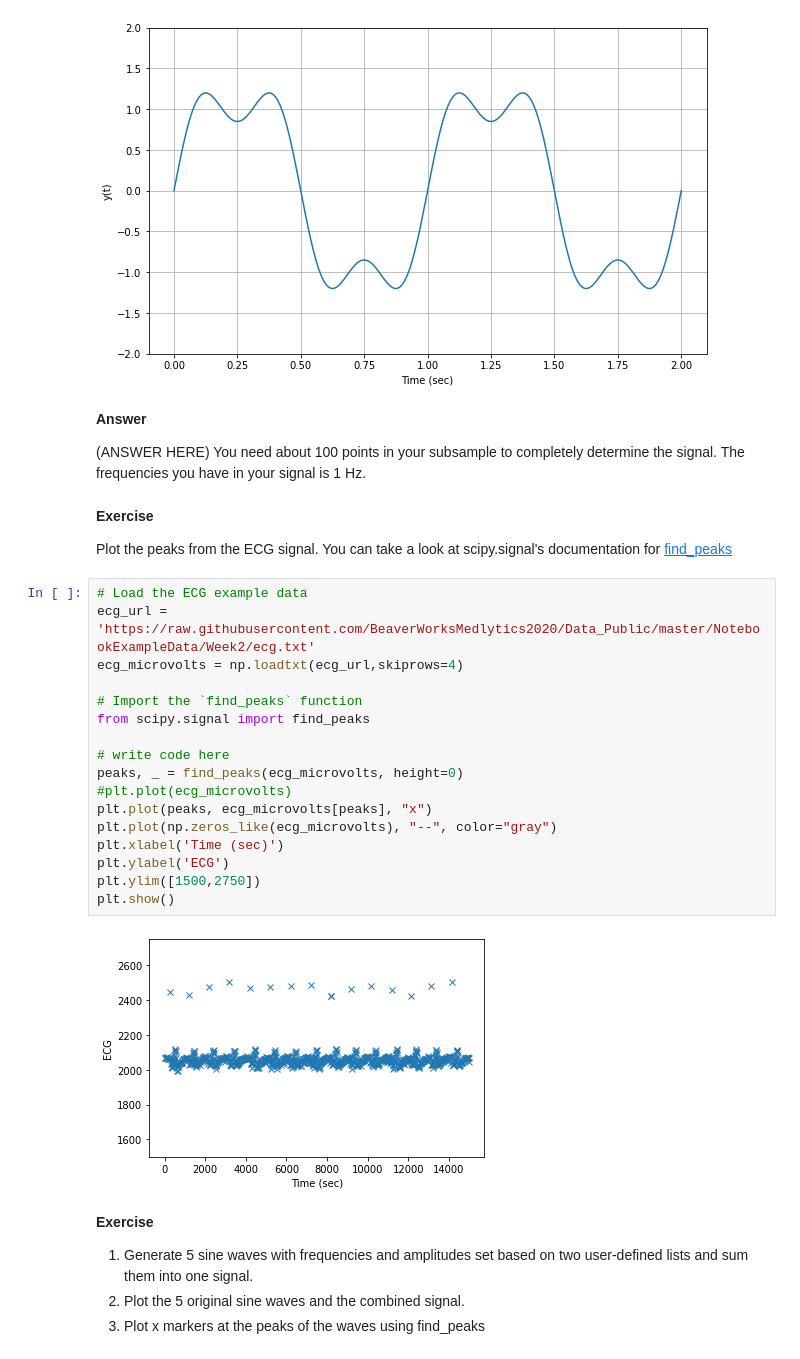
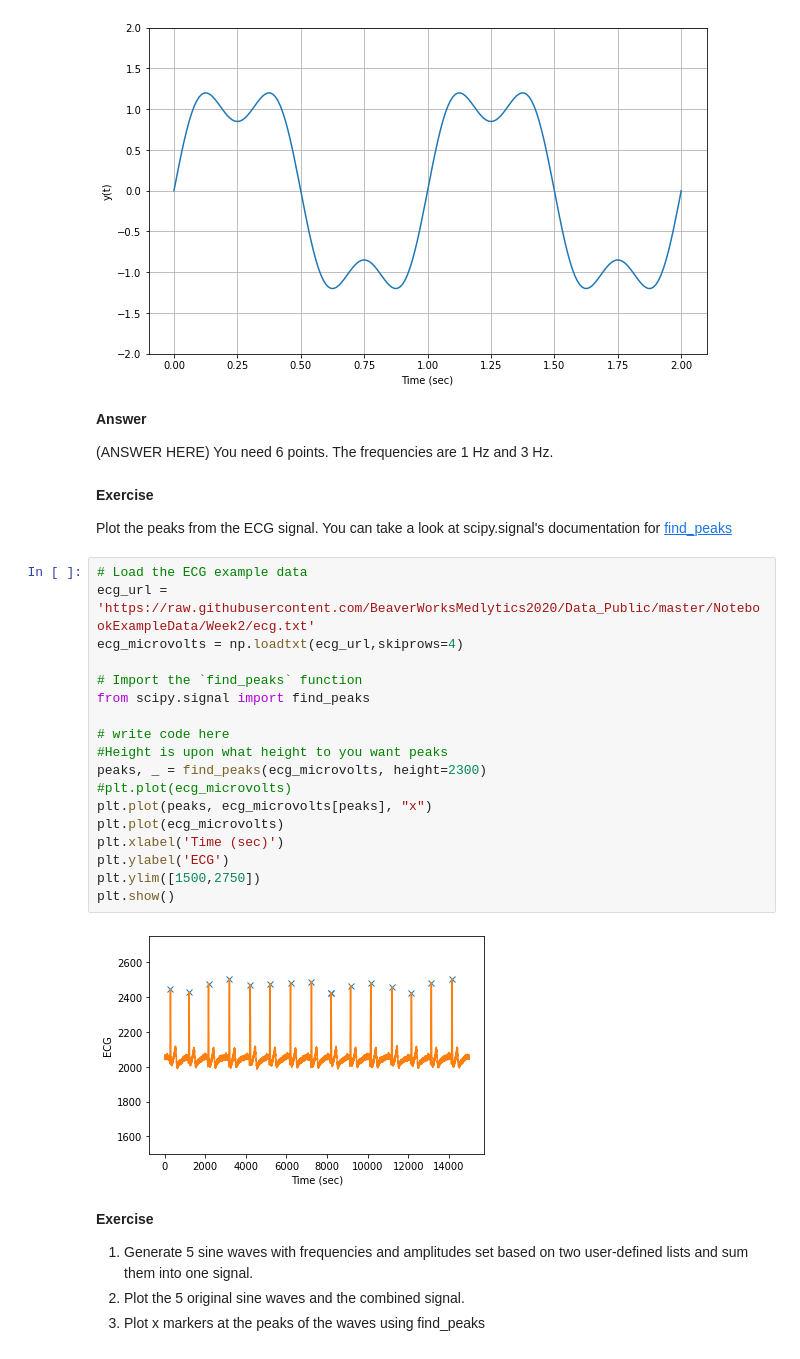
Before and after one commit to anaaparamesh/Week2_Public, a Jupyter notebook: Notebooks/02_SignalsProcessing/SignalsProcessing_Exercises.ipynb, the cells around one changed output. Saved outputs shown, nothing was run; the diff lists cells and outputs as text.

Commit message:
changes height of peaks to 2300(above 2300)

```diff
--- a/Notebooks/02_SignalsProcessing/SignalsProcessing_Exercises.ipynb
+++ b/Notebooks/02_SignalsProcessing/SignalsProcessing_Exercises.ipynb
@@ -109,7 +109,7 @@ plt.ylim([-2,2])
 __Answer__
 
 (ANSWER HERE)
-You need about 100 points in your subsample to completely determine the signal. The frequencies you have in your signal is 1 Hz.
+You need 6 points. The frequencies are 1 Hz and 3 Hz.
 # %% [markdown]
 __Exercise__
 
@@ -117,22 +117,23 @@ Plot the peaks from the ECG signal. You can take a look at scipy.signal's docume
 # %%
 # Load the ECG example data
 ecg_url = 'https://raw.githubusercontent.com/BeaverWorksMedlytics2020/Data_Public/master/NotebookExampleData/Week2/ecg.txt'
 ecg_microvolts = np.loadtxt(ecg_url,skiprows=4)
 
 # Import the `find_peaks` function
 from scipy.signal import find_peaks
 
 # write code here
-peaks, _ = find_peaks(ecg_microvolts, height=0)
+#Height is upon what height to you want peaks
+peaks, _ = find_peaks(ecg_microvolts, height=2300)
 #plt.plot(ecg_microvolts)
 plt.plot(peaks, ecg_microvolts[peaks], "x")
-plt.plot(np.zeros_like(ecg_microvolts), "--", color="gray")
+plt.plot(ecg_microvolts)
 plt.xlabel('Time (sec)')
 plt.ylabel('ECG')
 plt.ylim([1500,2750])
 plt.show()
 # %% [output]
-[figure, old version]
+[figure, new version]
 # %% [markdown]
 __Exercise__
 
```
